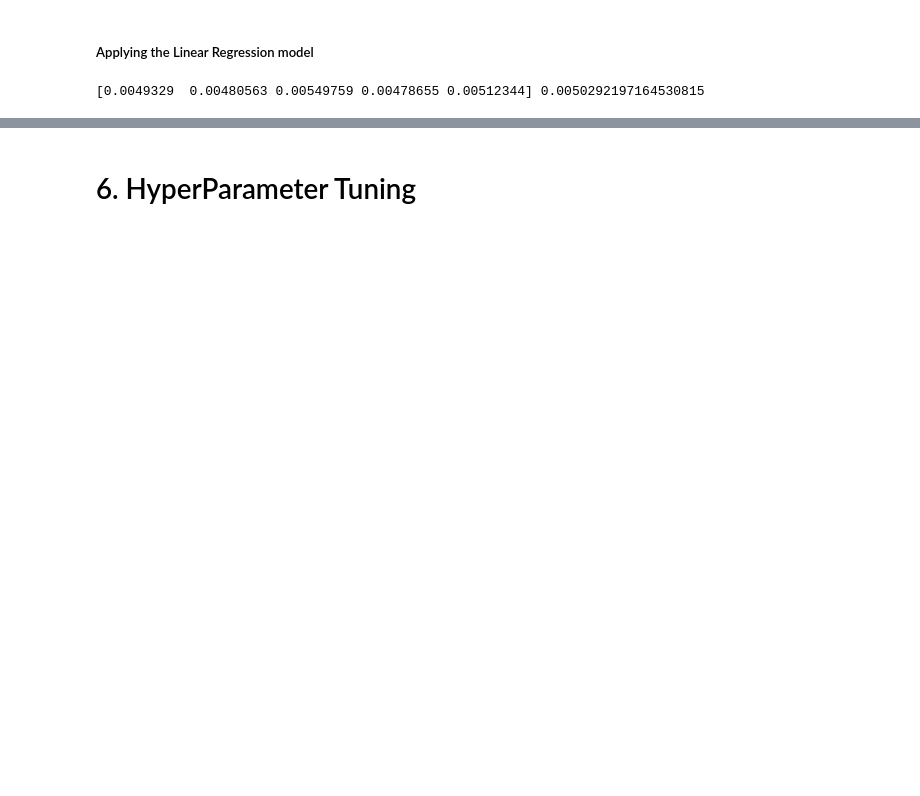
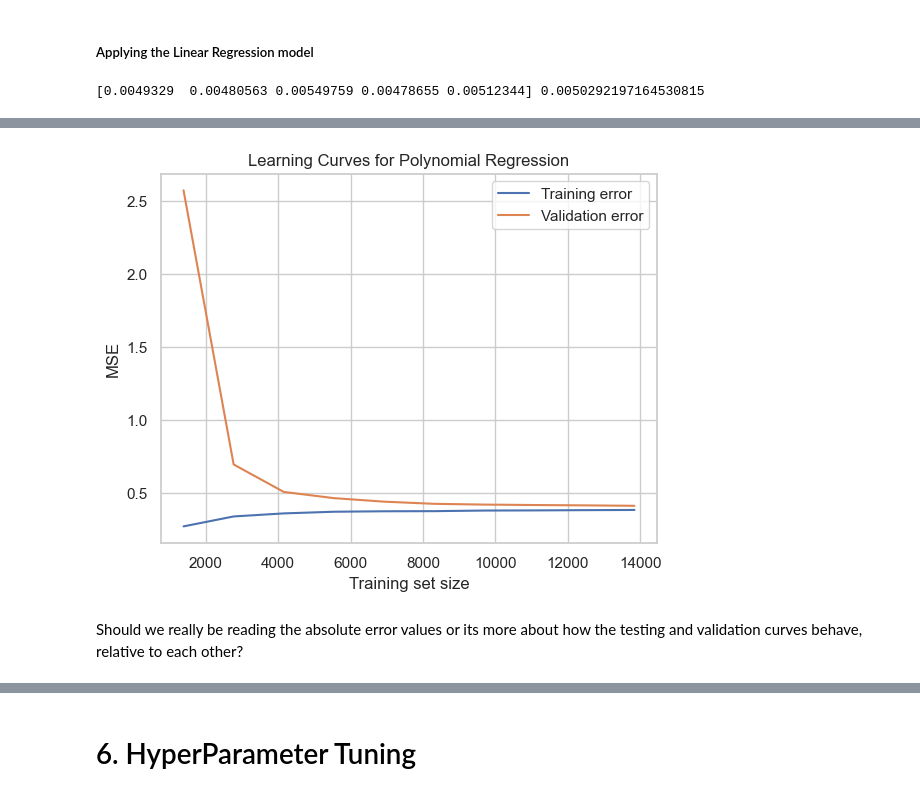
Before and after one commit to WamzMwangi/Machine_Learning_Foundations, a Jupyter notebook: Employee_Burnout_Rate.ipynb, the cells around one changed output, grey strips where cells are left out. Cells and saved outputs as stored; diff of their text form; code cells hidden in the pictures; blank space fills up the shorter version.

```diff
--- a/Employee_Burnout_Rate.ipynb
+++ b/Employee_Burnout_Rate.ipynb
@@ -465,0 +476,11 @@ The best performing models are those with mse scores of close to 0 which is the
+# %%
+train_sizes, train_scores, val_scores = learning_curve(
+    estimator=poly_reg,
+    X=X_train,
+    y=y_train,
+    train_sizes=np.linspace(0.1, 1.0, 10),
+    cv=5,
+    scoring="neg_mean_squared_error",
+    shuffle=True,
+    random_state=42
+)
@@ -465,0 +500,15 @@ The best performing models are those with mse scores of close to 0 which is the
+# %%
+train_poly = -train_scores.mean(axis=1)*100
+val_poly = -val_scores.mean(axis=1)*100
+# %%
+plt.plot(train_sizes, train_poly, label = 'Training error')
+plt.plot(train_sizes, val_poly, label = 'Validation error')
+plt.ylabel('MSE')
+plt.xlabel('Training set size')
+plt.title('Learning Curves for Polynomial Regression')
+plt.legend()
+plt.show()
+# %% [output]
+[figure, added]
+# %% [markdown]
+Should we really be reading the absolute error values or its more about how the testing and validation curves behave, relative to each other?
```
Also changed, not shown: parts of 14 cells of this notebook.
